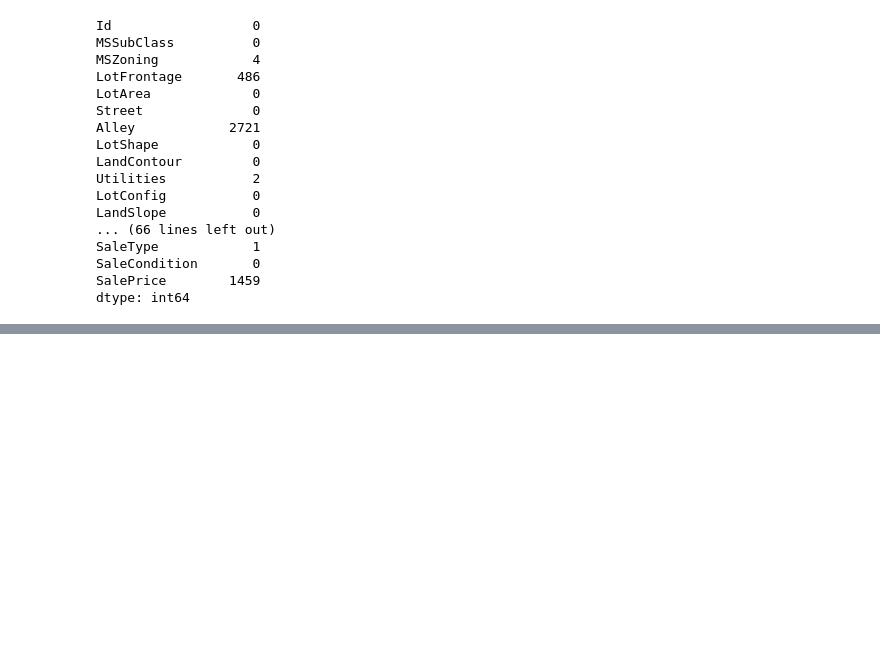
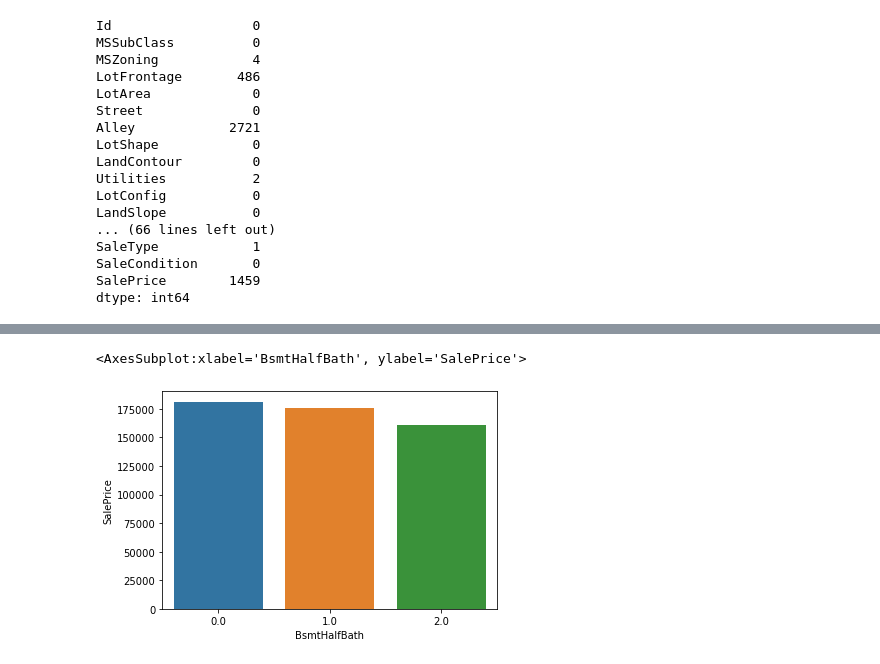
Before and after one commit to CS521-Burstein/final-project-tianyusky, a Jupyter notebook: Analysis.ipynb, the cells around one changed output, grey strips where cells are left out. Cells and saved outputs as stored; diff of their text form; code cells hidden in the pictures; blank space fills up the shorter version.

```diff
--- a/Analysis.ipynb
+++ b/Analysis.ipynb
@@ -61,0 +78,5 @@ dtype: int64
+# %%
+sns.barplot(x = "BsmtHalfBath", y = "SalePrice", ci = None, data = df)
+# %% [output]
+<AxesSubplot:xlabel='BsmtHalfBath', ylabel='SalePrice'>
+[figure, added]
```
Also changed, not shown: parts of 28 cells of this notebook.
